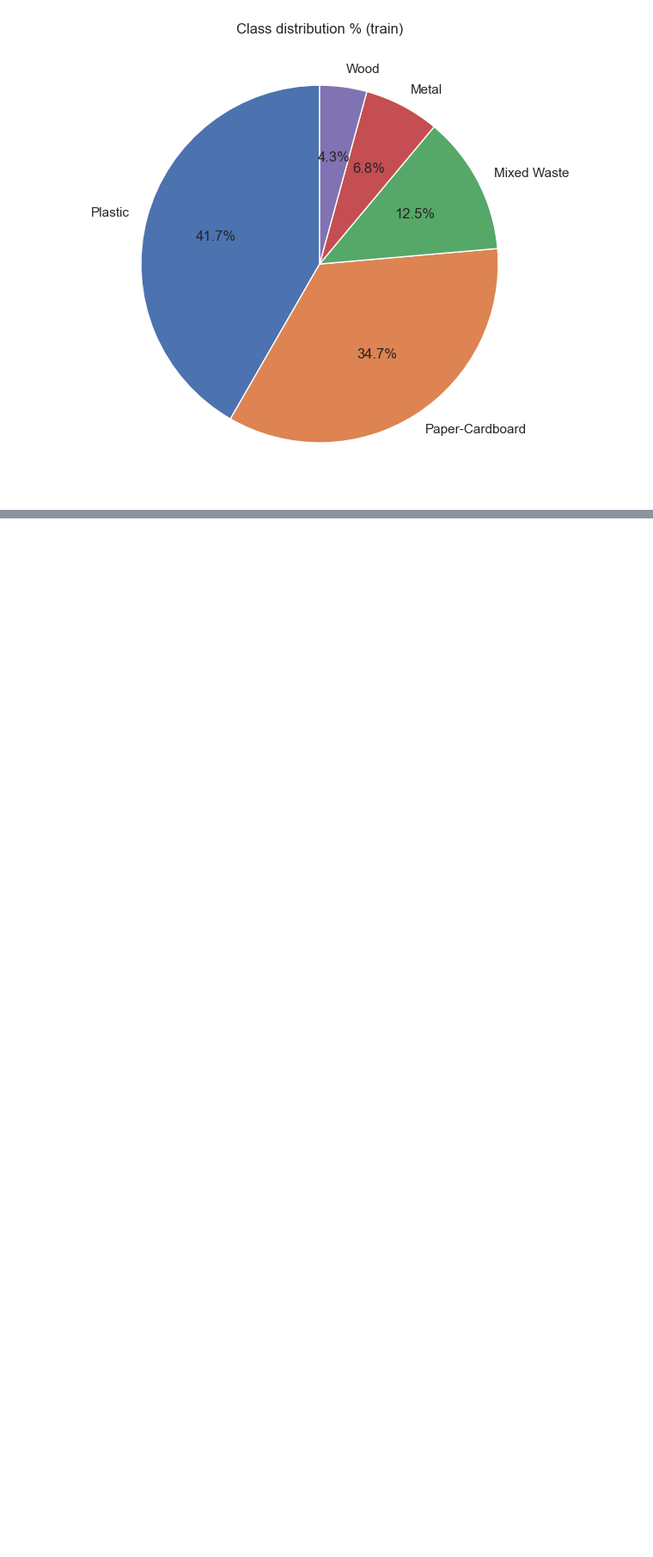
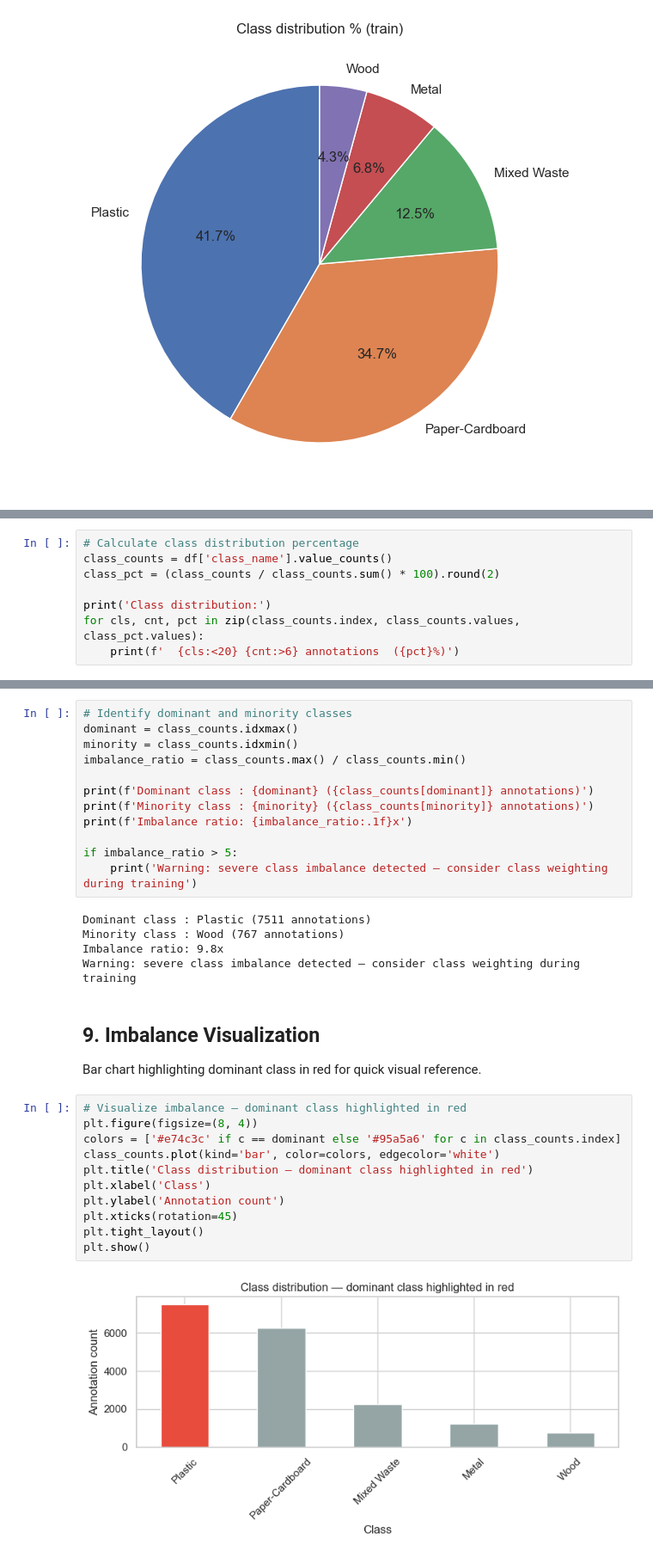
Before and after one commit to BhumipatSaengduan/industrial-waste-intelligence, a Jupyter notebook: notebooks/01_eda.ipynb, the cells around one changed output, grey strips where cells are left out. Shown at 86% size. Drawn from its saved outputs; the diff is of its cells as text; blank space fills up the shorter version.

```diff
--- a/notebooks/01_eda.ipynb
+++ b/notebooks/01_eda.ipynb
@@ -206,0 +218,8 @@ Fill in findings after running all cells above.
+# %%
+# Calculate class distribution percentage
+class_counts = df['class_name'].value_counts()
+class_pct = (class_counts / class_counts.sum() * 100).round(2)
+
+print('Class distribution:')
+for cls, cnt, pct in zip(class_counts.index, class_counts.values, class_pct.values):
+    print(f'  {cls:<20} {cnt:>6} annotations  ({pct}%)')
@@ -206,0 +236,33 @@ Fill in findings after running all cells above.
+# %%
+# Identify dominant and minority classes
+dominant = class_counts.idxmax()
+minority = class_counts.idxmin()
+imbalance_ratio = class_counts.max() / class_counts.min()
+
+print(f'Dominant class : {dominant} ({class_counts[dominant]} annotations)')
+print(f'Minority class : {minority} ({class_counts[minority]} annotations)')
+print(f'Imbalance ratio: {imbalance_ratio:.1f}x')
+
+if imbalance_ratio > 5:
+    print('Warning: severe class imbalance detected — consider class weighting during training')
+# %% [output]
+Dominant class : Plastic (7511 annotations)
+Minority class : Wood (767 annotations)
+Imbalance ratio: 9.8x
+Warning: severe class imbalance detected — consider class weighting during training
+# %% [markdown]
+## 9. Imbalance Visualization
+Bar chart highlighting dominant class in red for quick visual reference.
+# %%
+# Visualize imbalance — dominant class highlighted in red
+plt.figure(figsize=(8, 4))
+colors = ['#e74c3c' if c == dominant else '#95a5a6' for c in class_counts.index]
+class_counts.plot(kind='bar', color=colors, edgecolor='white')
+plt.title('Class distribution — dominant class highlighted in red')
+plt.xlabel('Class')
+plt.ylabel('Annotation count')
+plt.xticks(rotation=45)
+plt.tight_layout()
+plt.show()
+# %% [output]
+[figure, added]
```
Also changed, not shown: parts of 74 cells of this notebook.
